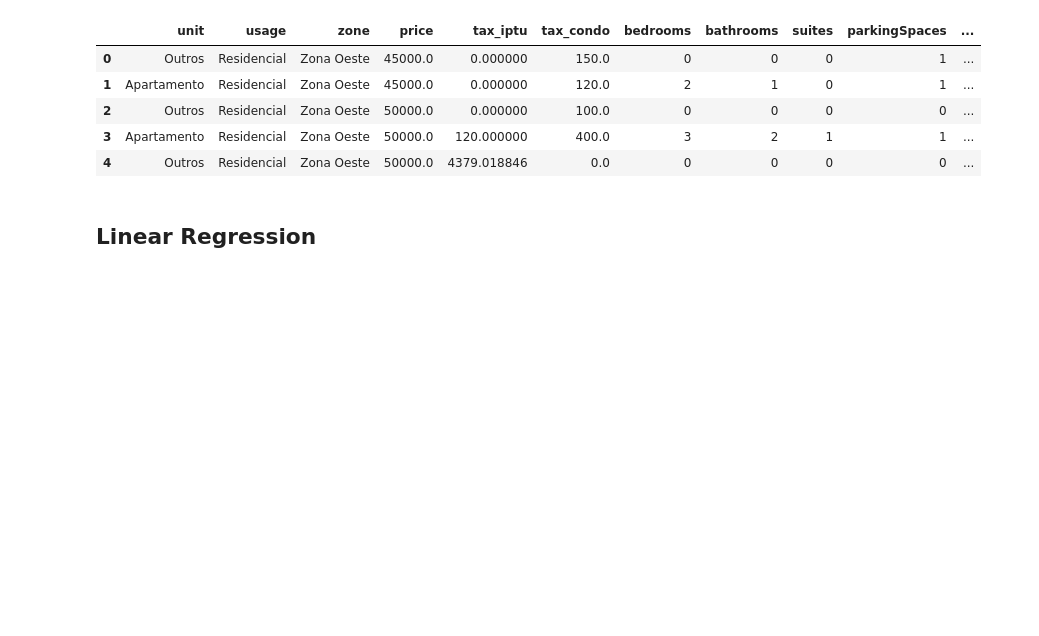
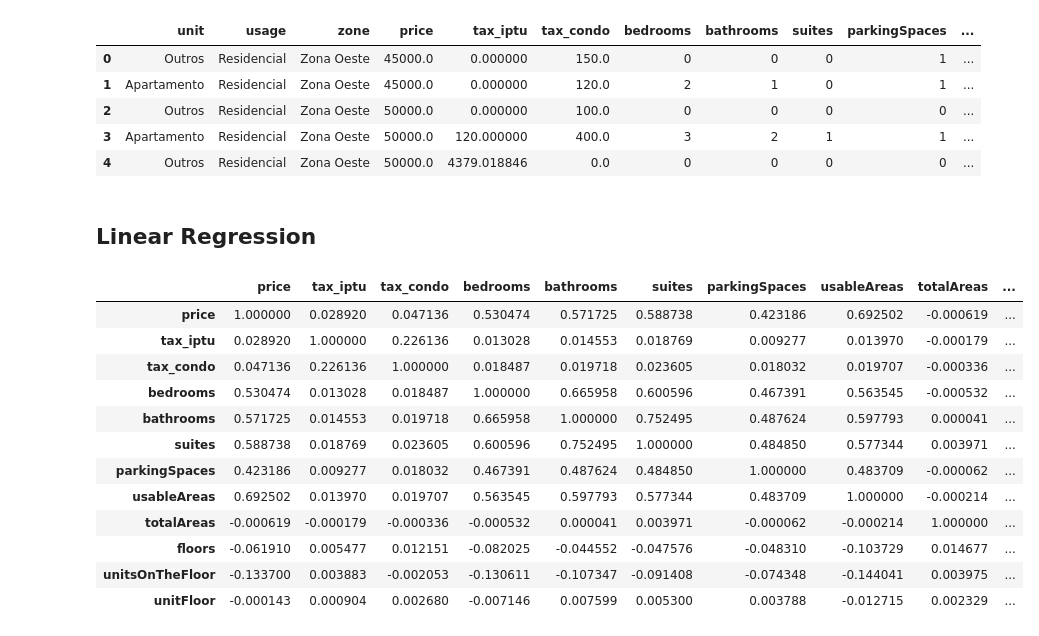
Before and after one commit to MpRonald/Machine-Learning, a Jupyter notebook: Regression_SKLearn.ipynb, the cells around one changed output. Drawn from its saved outputs; the diff is of its cells as text; code cells hidden in the pictures; blank space fills up the shorter version.

```diff
--- a/Regression_SKLearn.ipynb
+++ b/Regression_SKLearn.ipynb
@@ -324,3 +328,20 @@ data_houses.head()
 | 4 | Outros | Residencial | Zona Oeste | 50000.0 | 4379.018846 | 0.0 | 0 | 0 | 0 | 0 | ... |
 # %% [markdown]
 ## Linear Regression
+# %%
+correlation = data_houses.corr()
+correlation
+# %% [output]
+|  | price | tax_iptu | tax_condo | bedrooms | bathrooms | suites | parkingSpaces | usableAreas | totalAreas | ... |
+| price | 1.000000 | 0.028920 | 0.047136 | 0.530474 | 0.571725 | 0.588738 | 0.423186 | 0.692502 | -0.000619 | ... |
+| tax_iptu | 0.028920 | 1.000000 | 0.226136 | 0.013028 | 0.014553 | 0.018769 | 0.009277 | 0.013970 | -0.000179 | ... |
+| tax_condo | 0.047136 | 0.226136 | 1.000000 | 0.018487 | 0.019718 | 0.023605 | 0.018032 | 0.019707 | -0.000336 | ... |
+| bedrooms | 0.530474 | 0.013028 | 0.018487 | 1.000000 | 0.665958 | 0.600596 | 0.467391 | 0.563545 | -0.000532 | ... |
+| bathrooms | 0.571725 | 0.014553 | 0.019718 | 0.665958 | 1.000000 | 0.752495 | 0.487624 | 0.597793 | 0.000041 | ... |
+| suites | 0.588738 | 0.018769 | 0.023605 | 0.600596 | 0.752495 | 1.000000 | 0.484850 | 0.577344 | 0.003971 | ... |
+| parkingSpaces | 0.423186 | 0.009277 | 0.018032 | 0.467391 | 0.487624 | 0.484850 | 1.000000 | 0.483709 | -0.000062 | ... |
+| usableAreas | 0.692502 | 0.013970 | 0.019707 | 0.563545 | 0.597793 | 0.577344 | 0.483709 | 1.000000 | -0.000214 | ... |
+| totalAreas | -0.000619 | -0.000179 | -0.000336 | -0.000532 | 0.000041 | 0.003971 | -0.000062 | -0.000214 | 1.000000 | ... |
+| floors | -0.061910 | 0.005477 | 0.012151 | -0.082025 | -0.044552 | -0.047576 | -0.048310 | -0.103729 | 0.014677 | ... |
+| unitsOnTheFloor | -0.133700 | 0.003883 | -0.002053 | -0.130611 | -0.107347 | -0.091408 | -0.074348 | -0.144041 | 0.003975 | ... |
+| unitFloor | -0.000143 | 0.000904 | 0.002680 | -0.007146 | 0.007599 | 0.005300 | 0.003788 | -0.012715 | 0.002329 | ... |
```
Also changed, not shown: parts of 4 cells of this notebook.
